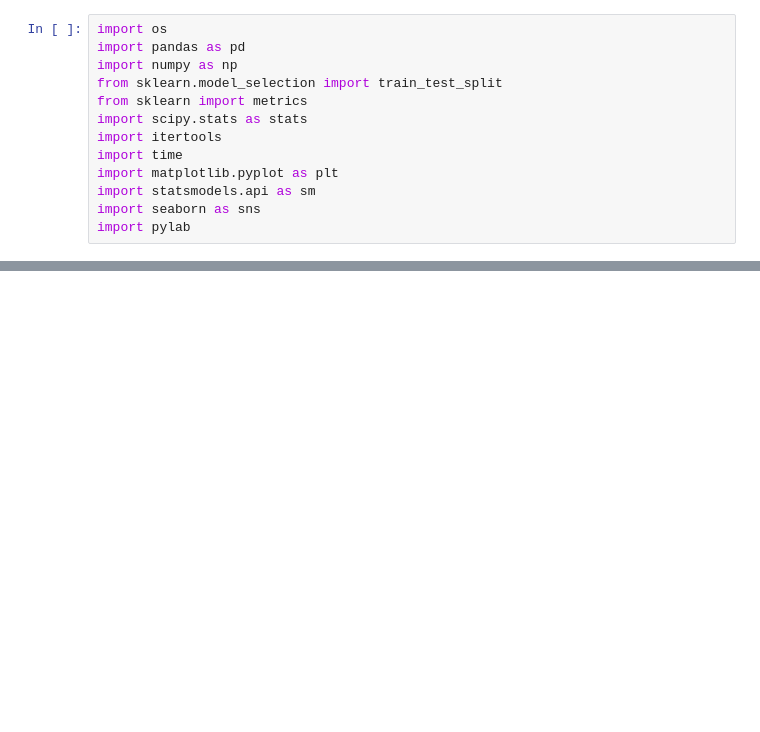
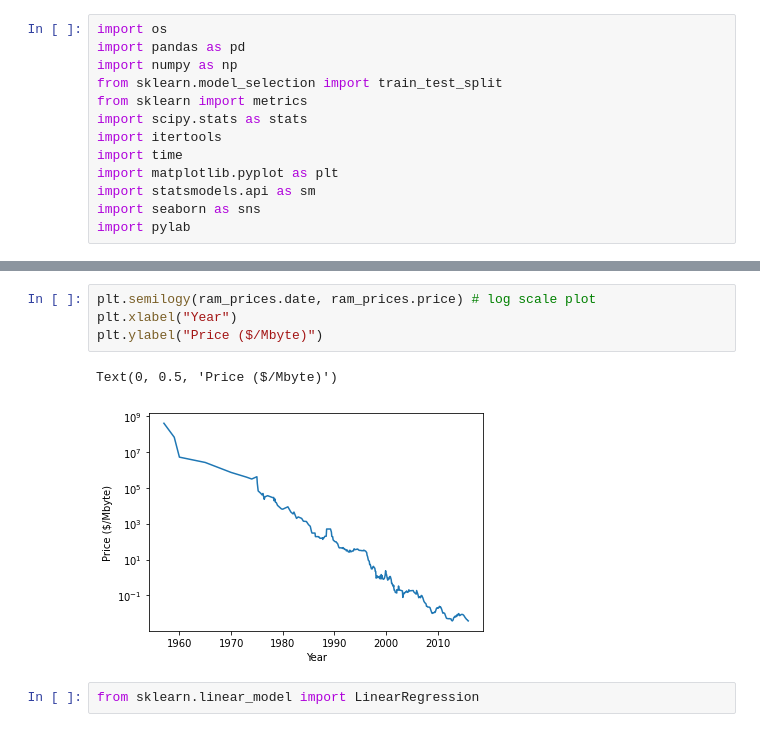
Before and after one commit to baej0106/DataScience, a Jupyter notebook: 다중선형회귀분석.ipynb, the cells around one changed output, grey strips where cells are left out. Cells and saved outputs as stored; diff of their text form; blank space fills up the shorter version.

```diff
--- a/다중선형회귀분석.ipynb
+++ b/다중선형회귀분석.ipynb
@@ -31,0 +48,9 @@ import pylab
+# %%
+plt.semilogy(ram_prices.date, ram_prices.price) # log scale plot
+plt.xlabel("Year")
+plt.ylabel("Price ($/Mbyte)")
+# %% [output]
+Text(0, 0.5, 'Price ($/Mbyte)')
+[figure, added]
+# %%
+from sklearn.linear_model import LinearRegression
```
Also changed, not shown: parts of 47 cells of this notebook.
